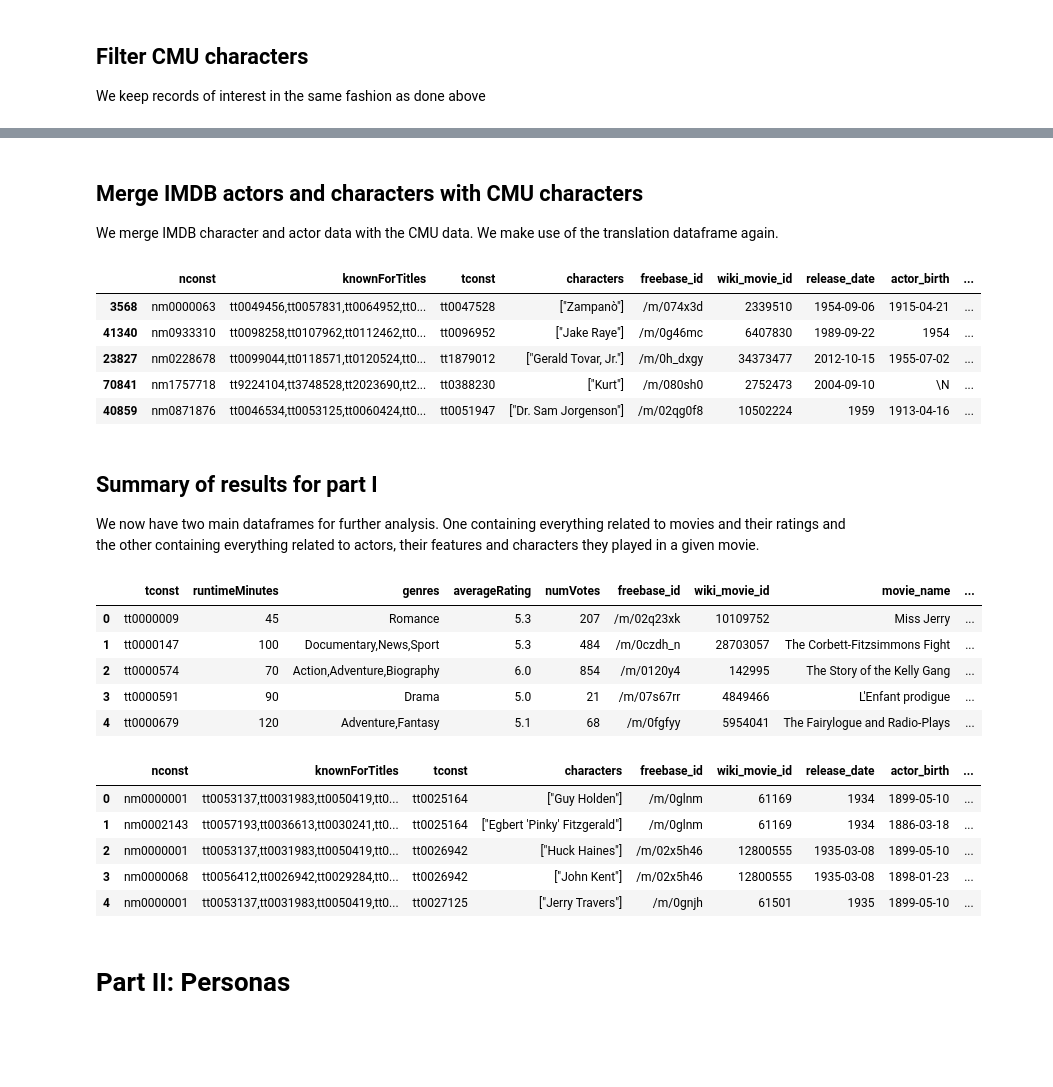
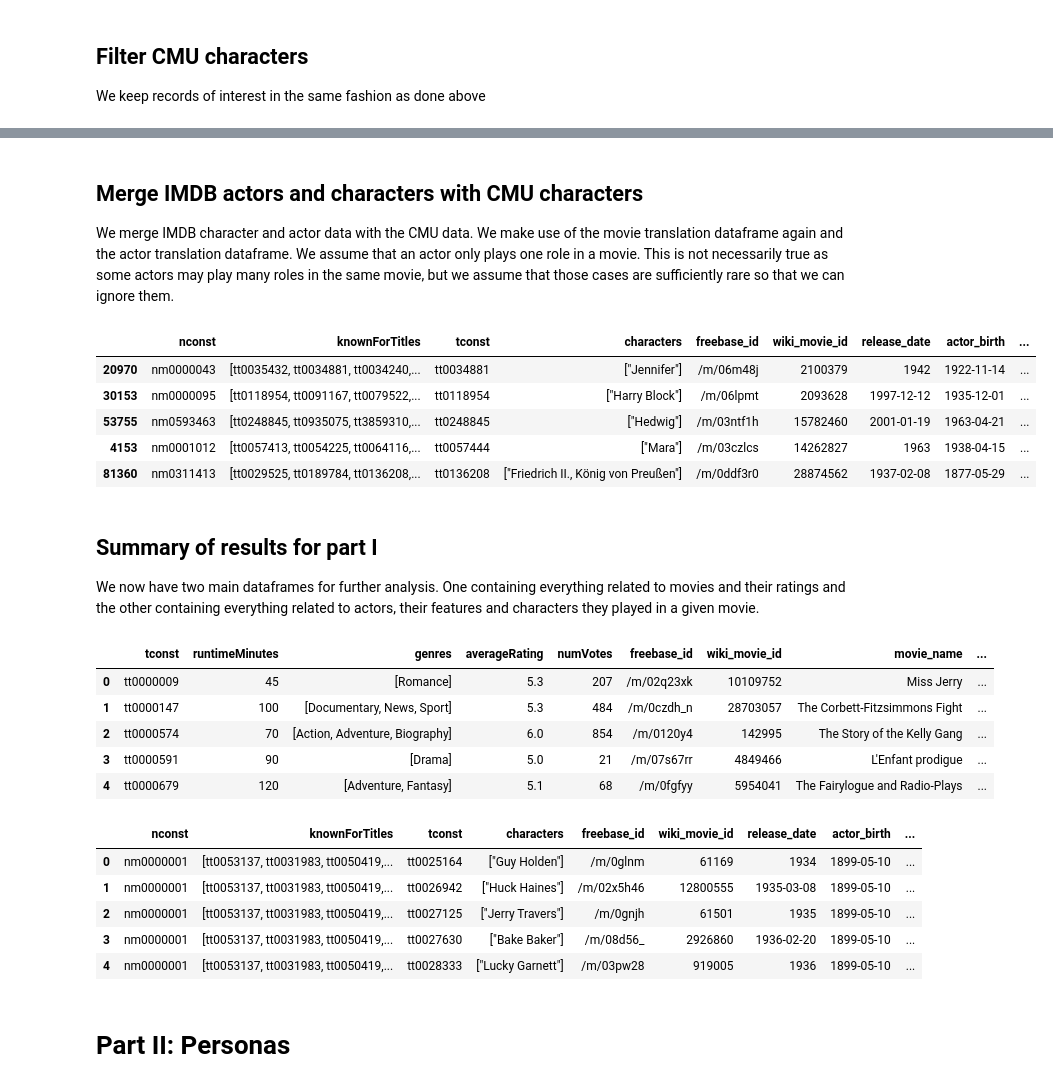
Before and after one commit to epfl-ada/ada-2023-project-advanceddataarsonists, a Jupyter notebook: initial_analyses.ipynb, the cells around one changed output, grey strips where cells are left out. Drawn from its saved outputs; the diff is of its cells as text; code cells hidden in the pictures; blank space fills up the shorter version.

Commit message:
Rework IMDb dataset loading + fix typo actoress instead of actress

```diff
--- a/initial_analyses.ipynb
+++ b/initial_analyses.ipynb
@@ -391,9 +392,11 @@ cmu_movies_w_imdb_rating.sample(5)
 ## Merge IMDB people and principals
 We now focus on characters and actors. We merge the two dataframes from IMDB and keep records of interest i.e for which the movie is in the collection above.
 # %%
-titles_of_interest = cmu_movies_w_imdb_rating["tconst"].to_list()
+titles_of_interest = set(cmu_movies_w_imdb_rating["tconst"].to_list())
 
-imdb_actors = imdb_people_df[(imdb_people_df["primaryProfession"].str.contains("actor")) | (imdb_people_df["primaryProfession"].str.contains("actoress"))].copy()
+imdb_people_not_nan = imdb_people_df[imdb_people_df["primaryProfession"].notna()]
+
+imdb_actors = imdb_people_not_nan[imdb_people_not_nan["primaryProfession"].apply(lambda l : ("actor" in l) or ("actress" in l))].copy()
 imdb_principals_actors = imdb_principals_df[(imdb_principals_df["category"] == "actress") | (imdb_principals_df["category"] == "actor")].copy()
 
 imdb_actors_and_characters = imdb_actors.merge(imdb_principals_actors, on="nconst", how="inner").copy()
@@ -425,29 +419,36 @@ characters_interest.sample(5)
 # %% [markdown]
 ## Merge IMDB actors and characters with CMU characters
-We merge IMDB character and actor data with the CMU data. We make use of the translation dataframe again.
+
+We merge IMDB character and actor data with the CMU data. We make use of the movie translation dataframe again and the actor translation dataframe. We assume that an actor only plays one role in a movie. This is not necessarily true as some actors may play many roles in the same movie, but we assume that those cases are sufficiently rare so that we can ignore them.
+# %%
+# Actor translation dataframe
+actor_translation_df = load_actors_translation_df()
+actor_translation_df = actor_translation_df.rename(columns={'imdb_id' : 'actor_imdb_id', 'freebase_id' : 'actor_freebase_id'})
 # %%
 imdb_actors_and_characters_translated = imdb_actors_and_characters.merge(translation_id, how='inner', left_on='tconst', right_on='imdb_id').copy()
-imdb_actors_and_characters_translated = imdb_actors_and_characters_translated.drop(["imdb_id"], axis=1)
+imdb_actors_and_characters_translated = imdb_actors_and_characters_translated.merge(actor_translation_df, how='inner', left_on='nconst', right_on='actor_imdb_id')
+imdb_actors_and_characters_translated = imdb_actors_and_characters_translated.drop(["imdb_id", "actor_imdb_id"], axis=1)
 # %%
 # TODO, currently merging on movie id and actor name. Would rather merge with actor id too but a translation is needed
-imdb_actors_w_cmu_characters = imdb_actors_and_characters_translated.merge(characters_interest, how='inner', left_on=['freebase_id', 'primaryName'], right_on=['freebase_movie_id', 'actor_name']).copy()
+imdb_actors_w_cmu_characters = imdb_actors_and_characters_translated.merge(characters_interest, how='inner', left_on=['freebase_id', 'actor_freebase_id'],
+                                                                           right_on=['freebase_movie_id', 'freebase_actor_id']).copy()
 
 # Merge birth year information
 missing_birth_years = imdb_actors_w_cmu_characters[imdb_actors_w_cmu_characters['actor_birth'].isna()].index
 imdb_actors_w_cmu_characters.loc[missing_birth_years, 'actor_birth'] = imdb_actors_w_cmu_characters.loc[missing_birth_years, 'birthYear']
 
-imdb_actors_w_cmu_characters = imdb_actors_w_cmu_characters.drop(["freebase_movie_id", "primaryName", "deathYear", "birthYear", "character_name"], axis=1)
+imdb_actors_w_cmu_characters = imdb_actors_w_cmu_characters.drop(["freebase_movie_id", "actor_freebase_id", "primaryName", "deathYear", "birthYear", "character_name"], axis=1)
 
-imdb_actors_w_cmu_characters = imdb_actors_w_cmu_characters.drop_duplicates()
+imdb_actors_w_cmu_characters = imdb_actors_w_cmu_characters.drop_duplicates(subset="freebase_map_id")
 
 imdb_actors_w_cmu_characters.sample(5)
 # %% [output]
 |  | nconst | knownForTitles | tconst | characters | freebase_id | wiki_movie_id | release_date | actor_birth | ... |
-| 3568 | nm0000063 | tt0049456,tt0057831,tt0064952,tt0... | tt0047528 | ["Zampanò"] | /m/074x3d | 2339510 | 1954-09-06 | 1915-04-21 | ... |
-| 41340 | nm0933310 | tt0098258,tt0107962,tt0112462,tt0... | tt0096952 | ["Jake Raye"] | /m/0g46mc | 6407830 | 1989-09-22 | 1954 | ... |
-| 23827 | nm0228678 | tt0099044,tt0118571,tt0120524,tt0... | tt1879012 | ["Gerald Tovar, Jr."] | /m/0h_dxgy | 34373477 | 2012-10-15 | 1955-07-02 | ... |
-| 70841 | nm1757718 | tt9224104,tt3748528,tt2023690,tt2... | tt0388230 | ["Kurt"] | /m/080sh0 | 2752473 | 2004-09-10 | \N | ... |
-| 40859 | nm0871876 | tt0046534,tt0053125,tt0060424,tt0... | tt0051947 | ["Dr. Sam Jorgenson"] | /m/02qg0f8 | 10502224 | 1959 | 1913-04-16 | ... |
+| 20970 | nm0000043 | [tt0035432, tt0034881, tt0034240,... | tt0034881 | ["Jennifer"] | /m/06m48j | 2100379 | 1942 | 1922-11-14 | ... |
+| 30153 | nm0000095 | [tt0118954, tt0091167, tt0079522,... | tt0118954 | ["Harry Block"] | /m/06lpmt | 2093628 | 1997-12-12 | 1935-12-01 | ... |
+| 53755 | nm0593463 | [tt0248845, tt0935075, tt3859310,... | tt0248845 | ["Hedwig"] | /m/03ntf1h | 15782460 | 2001-01-19 | 1963-04-21 | ... |
+| 4153 | nm0001012 | [tt0057413, tt0054225, tt0064116,... | tt0057444 | ["Mara"] | /m/03czlcs | 14262827 | 1963 | 1938-04-15 | ... |
+| 81360 | nm0311413 | [tt0029525, tt0189784, tt0136208,... | tt0136208 | ["Friedrich II., König von Preußen"] | /m/0ddf3r0 | 28874562 | 1937-02-08 | 1877-05-29 | ... |
 # %% [markdown]
 ## Summary of results for part I
 We now have two main dataframes for further analysis. One containing everything related to movies and their ratings and the other containing everything related to actors, their features and characters they played in a given movie.
@@ -457,20 +458,20 @@ actors_characters = imdb_actors_w_cmu_characters.copy()
 movies.head()
 # %% [output]
 |  | tconst | runtimeMinutes | genres | averageRating | numVotes | freebase_id | wiki_movie_id | movie_name | ... |
-| 0 | tt0000009 | 45 | Romance | 5.3 | 207 | /m/02q23xk | 10109752 | Miss Jerry | ... |
-| 1 | tt0000147 | 100 | Documentary,News,Sport | 5.3 | 484 | /m/0czdh_n | 28703057 | The Corbett-Fitzsimmons Fight | ... |
-| 2 | tt0000574 | 70 | Action,Adventure,Biography | 6.0 | 854 | /m/0120y4 | 142995 | The Story of the Kelly Gang | ... |
-| 3 | tt0000591 | 90 | Drama | 5.0 | 21 | /m/07s67rr | 4849466 | L'Enfant prodigue | ... |
-| 4 | tt0000679 | 120 | Adventure,Fantasy | 5.1 | 68 | /m/0fgfyy | 5954041 | The Fairylogue and Radio-Plays | ... |
+| 0 | tt0000009 | 45 | [Romance] | 5.3 | 207 | /m/02q23xk | 10109752 | Miss Jerry | ... |
+| 1 | tt0000147 | 100 | [Documentary, News, Sport] | 5.3 | 484 | /m/0czdh_n | 28703057 | The Corbett-Fitzsimmons Fight | ... |
+| 2 | tt0000574 | 70 | [Action, Adventure, Biography] | 6.0 | 854 | /m/0120y4 | 142995 | The Story of the Kelly Gang | ... |
+| 3 | tt0000591 | 90 | [Drama] | 5.0 | 21 | /m/07s67rr | 4849466 | L'Enfant prodigue | ... |
+| 4 | tt0000679 | 120 | [Adventure, Fantasy] | 5.1 | 68 | /m/0fgfyy | 5954041 | The Fairylogue and Radio-Plays | ... |
 # %%
 actors_characters.head()
 # %% [output]
 |  | nconst | knownForTitles | tconst | characters | freebase_id | wiki_movie_id | release_date | actor_birth | ... |
-| 0 | nm0000001 | tt0053137,tt0031983,tt0050419,tt0... | tt0025164 | ["Guy Holden"] | /m/0glnm | 61169 | 1934 | 1899-05-10 | ... |
-| 1 | nm0002143 | tt0057193,tt0036613,tt0030241,tt0... | tt0025164 | ["Egbert 'Pinky' Fitzgerald"] | /m/0glnm | 61169 | 1934 | 1886-03-18 | ... |
-| 2 | nm0000001 | tt0053137,tt0031983,tt0050419,tt0... | tt0026942 | ["Huck Haines"] | /m/02x5h46 | 12800555 | 1935-03-08 | 1899-05-10 | ... |
-| 3 | nm0000068 | tt0056412,tt0026942,tt0029284,tt0... | tt0026942 | ["John Kent"] | /m/02x5h46 | 12800555 | 1935-03-08 | 1898-01-23 | ... |
-| 4 | nm0000001 | tt0053137,tt0031983,tt0050419,tt0... | tt0027125 | ["Jerry Travers"] | /m/0gnjh | 61501 | 1935 | 1899-05-10 | ... |
+| 0 | nm0000001 | [tt0053137, tt0031983, tt0050419,... | tt0025164 | ["Guy Holden"] | /m/0glnm | 61169 | 1934 | 1899-05-10 | ... |
+| 1 | nm0000001 | [tt0053137, tt0031983, tt0050419,... | tt0026942 | ["Huck Haines"] | /m/02x5h46 | 12800555 | 1935-03-08 | 1899-05-10 | ... |
+| 2 | nm0000001 | [tt0053137, tt0031983, tt0050419,... | tt0027125 | ["Jerry Travers"] | /m/0gnjh | 61501 | 1935 | 1899-05-10 | ... |
+| 3 | nm0000001 | [tt0053137, tt0031983, tt0050419,... | tt0027630 | ["Bake Baker"] | /m/08d56_ | 2926860 | 1936-02-20 | 1899-05-10 | ... |
+| 4 | nm0000001 | [tt0053137, tt0031983, tt0050419,... | tt0028333 | ["Lucky Garnett"] | /m/03pw28 | 919005 | 1936 | 1899-05-10 | ... |
 # %%
 movies.to_json(os.path.join(SAVE_PATH, "movies.json"), orient='records')
 # %%
```
Also changed, not shown: parts of 27 cells of this notebook, 1 other file.
